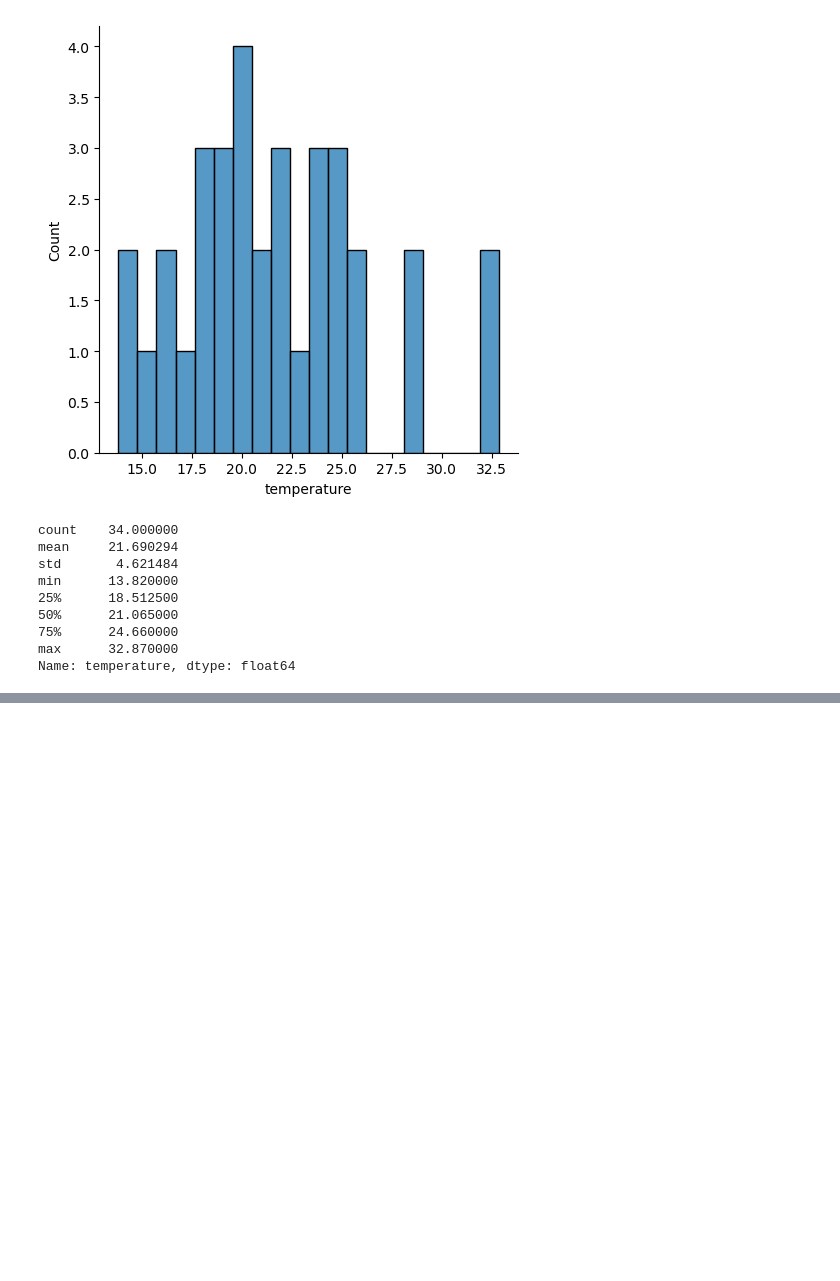
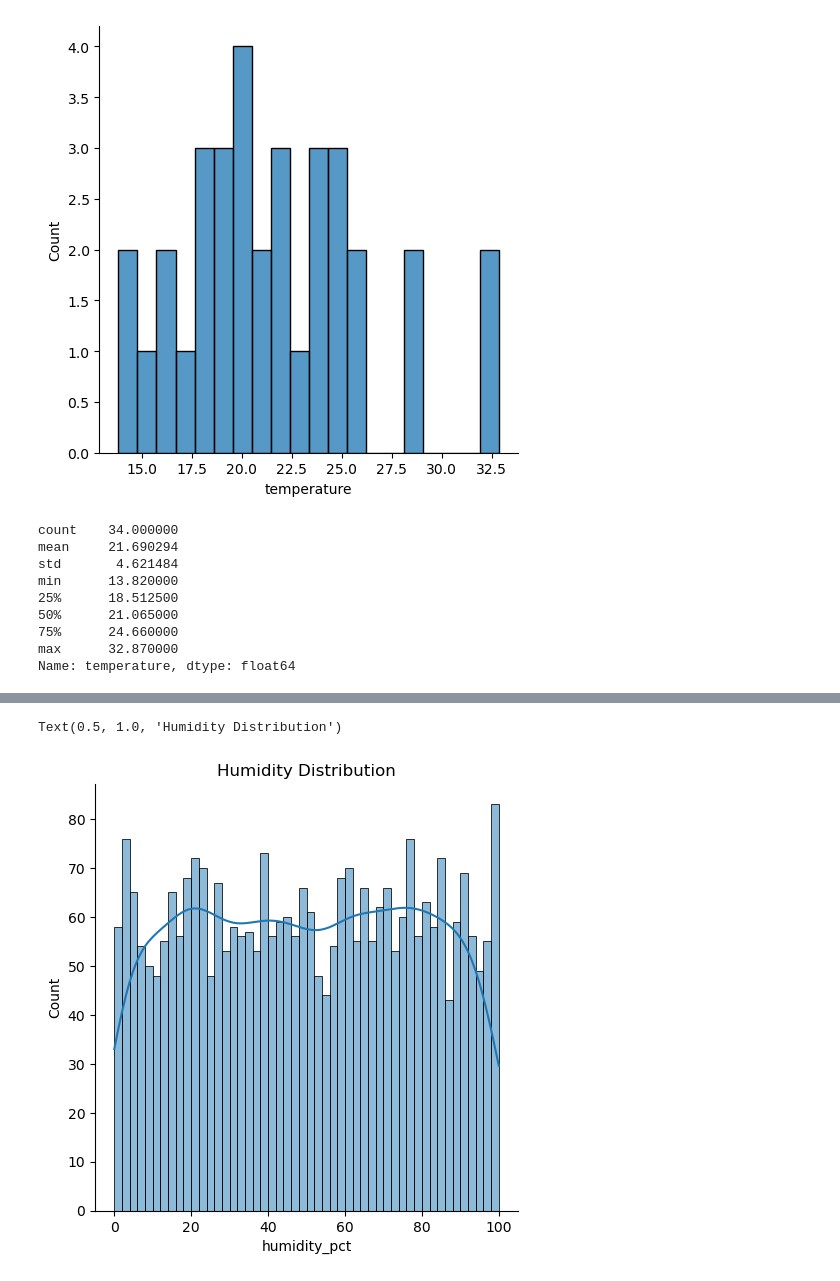
Before and after one commit to GichukiEdwin/Data_Science_EA_Projects, a Jupyter notebook: Weather_Data_Analysis_and_Forecasting.ipynb, the cells around one changed output, grey strips where cells are left out. Drawn from its saved outputs; the diff is of its cells as text; code cells hidden in the pictures; blank space fills up the shorter version.

```diff
--- a/Weather_Data_Analysis_and_Forecasting.ipynb
+++ b/Weather_Data_Analysis_and_Forecasting.ipynb
@@ -219,0 +355,6 @@ Name: temperature, dtype: float64
+# %%
+sns.displot(df1['humidity_pct'],bins=50,kde=True)
+plt.title('Humidity Distribution')
+# %% [output]
+Text(0.5, 1.0, 'Humidity Distribution')
+[figure, added]
```
Also changed, not shown: parts of 13 cells of this notebook, 1 other file.
